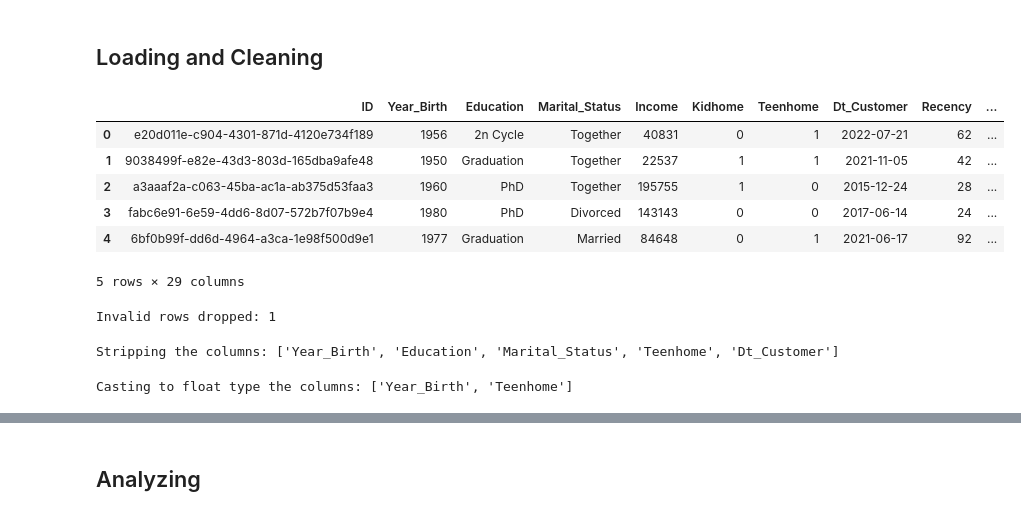
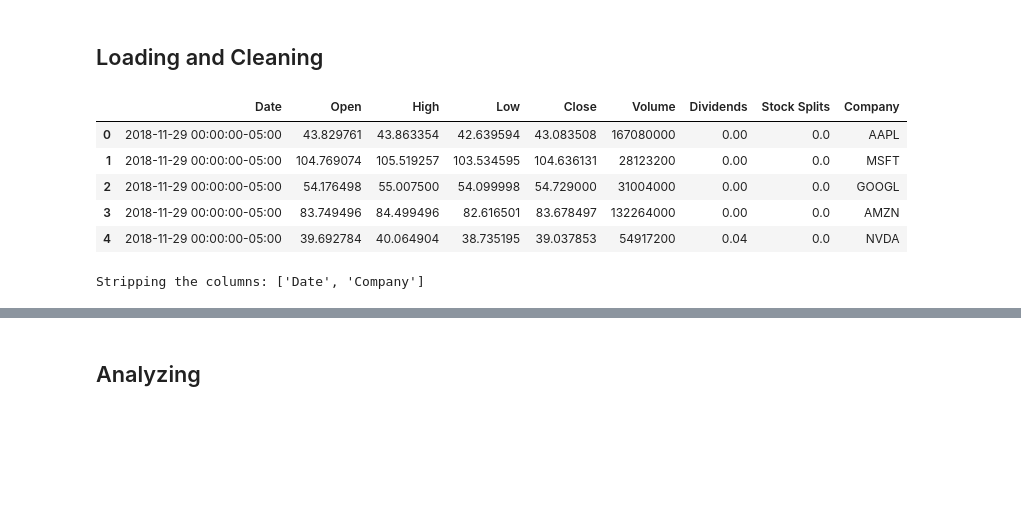
Before and after one commit to MaCh1Ne01/mle-specialization-03, a Jupyter notebook: notebooks/preprocessing.ipynb, the cells around one changed output, grey strips where cells are left out. Saved outputs shown, nothing was run; the diff lists cells and outputs as text; code cells hidden in the pictures; blank space fills up the shorter version.

```diff
--- a/notebooks/preprocessing.ipynb
+++ b/notebooks/preprocessing.ipynb
@@ -11,15 +11,14 @@ from utils import *
 # %% [markdown]
 ## Loading and Cleaning
 # %%
-df_marketing_campaign_raw = pd.read_csv("../data/raw/new_marketing_campaign.csv")
+df_companies_stock_raw = pd.read_csv("../data/raw/stock_details_5_years.csv")
 # %%
-df_marketing_campaign_raw.head()
+df_companies_stock_raw.head()
 # %% [output]
-|  | ID | Year_Birth | Education | Marital_Status | Income | Kidhome | Teenhome | Dt_Customer | Recency | ... |
-| 0 | e20d011e-c904-4301-871d-4120e734f189 | 1956 | 2n Cycle | Together | 40831 | 0 | 1 | 2022-07-21 | 62 | ... |
-| 1 | 9038499f-e82e-43d3-803d-165dba9afe48 | 1950 | Graduation | Together | 22537 | 1 | 1 | 2021-11-05 | 42 | ... |
-| 2 | a3aaaf2a-c063-45ba-ac1a-ab375d53faa3 | 1960 | PhD | Together | 195755 | 1 | 0 | 2015-12-24 | 28 | ... |
-| 3 | fabc6e91-6e59-4dd6-8d07-572b7f07b9e4 | 1980 | PhD | Divorced | 143143 | 0 | 0 | 2017-06-14 | 24 | ... |
-| 4 | 6bf0b99f-dd6d-4964-a3ca-1e98f500d9e1 | 1977 | Graduation | Married | 84648 | 0 | 1 | 2021-06-17 | 92 | ... |
+|  | Date | Open | High | Low | Close | Volume | Dividends | Stock Splits | Company |
+| 0 | 2018-11-29 00:00:00-05:00 | 43.829761 | 43.863354 | 42.639594 | 43.083508 | 167080000 | 0.00 | 0.0 | AAPL |
+| 1 | 2018-11-29 00:00:00-05:00 | 104.769074 | 105.519257 | 103.534595 | 104.636131 | 28123200 | 0.00 | 0.0 | MSFT |
+| 2 | 2018-11-29 00:00:00-05:00 | 54.176498 | 55.007500 | 54.099998 | 54.729000 | 31004000 | 0.00 | 0.0 | GOOGL |
+| 3 | 2018-11-29 00:00:00-05:00 | 83.749496 | 84.499496 | 82.616501 | 83.678497 | 132264000 | 0.00 | 0.0 | AMZN |
+| 4 | 2018-11-29 00:00:00-05:00 | 39.692784 | 40.064904 | 38.735195 | 39.037853 | 54917200 | 0.04 | 0.0 | NVDA |
-5 rows × 29 columns
 # %%
@@ -29,7 +27,0 @@ df_marketing_campaign.drop(DROP_FEATURES, axis=1, inplace=True)
-# %%
-"""
-Dropping invalid rows
-"""
-df_marketing_campaign = dropping_invalid_year_birth_rows(dataframe=df_marketing_campaign)
-# %% [output]
-Invalid rows dropped: 1
@@ -37,14 +34,7 @@ Invalid rows dropped: 1
 """
 Stripping object features
 """
-df_marketing_campaign = stripping_object_features(dataframe=df_marketing_campaign)
+df_companies_stock = stripping_object_features(dataframe=df_companies_stock)
 # %% [output]
-Stripping the columns: ['Year_Birth', 'Education', 'Marital_Status', 'Teenhome', 'Dt_Customer']
+Stripping the columns: ['Date', 'Company']
-# %%
-"""
-Casting numerical features
-"""
-df_marketing_campaign = casting_numerical_features(dataframe=df_marketing_campaign)
-# %% [output]
-Casting to float type the columns: ['Year_Birth', 'Teenhome']
 # %%
```
Also changed, not shown: parts of 27 cells of this notebook, 23 other files.
